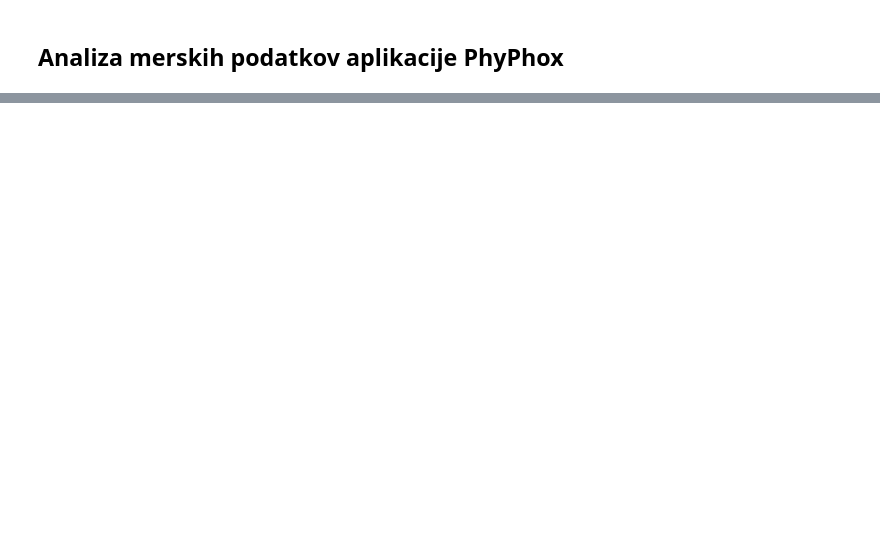
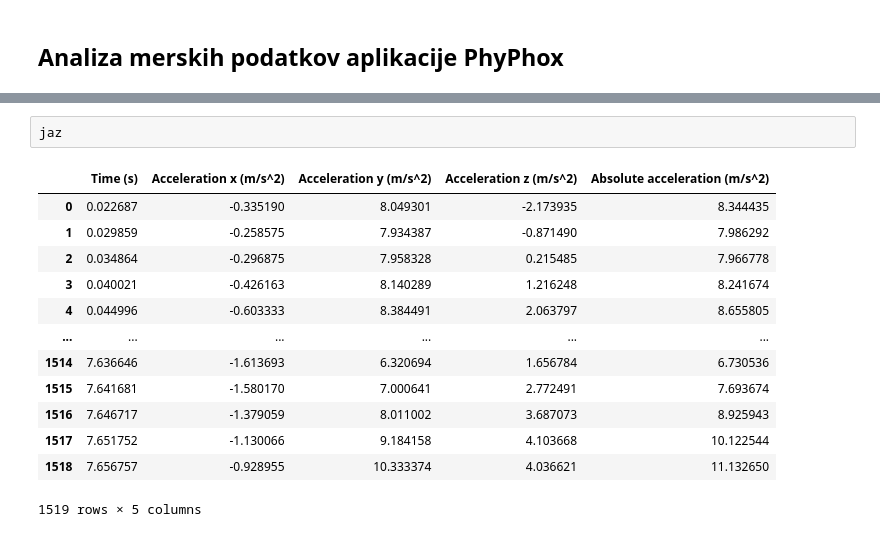
Before and after one commit to mihaf/pktzu, a Jupyter notebook: content/hoja.ipynb, the cells around one changed output, grey strips where cells are left out. Cells and saved outputs as stored; diff of their text form; blank space fills up the shorter version.

```diff
--- a/content/hoja.ipynb
+++ b/content/hoja.ipynb
@@ -64,2 +66,18 @@ jaz, mami, stmama = [pd.read_csv(measurement) for measurement in measurements]
+# %%
+jaz
+# %% [output]
+|  | Time (s) | Acceleration x (m/s^2) | Acceleration y (m/s^2) | Acceleration z (m/s^2) | Absolute acceleration (m/s^2) |
+| 0 | 0.022687 | -0.335190 | 8.049301 | -2.173935 | 8.344435 |
+| 1 | 0.029859 | -0.258575 | 7.934387 | -0.871490 | 7.986292 |
+| 2 | 0.034864 | -0.296875 | 7.958328 | 0.215485 | 7.966778 |
+| 3 | 0.040021 | -0.426163 | 8.140289 | 1.216248 | 8.241674 |
+| 4 | 0.044996 | -0.603333 | 8.384491 | 2.063797 | 8.655805 |
+| ... | ... | ... | ... | ... | ... |
+| 1514 | 7.636646 | -1.613693 | 6.320694 | 1.656784 | 6.730536 |
+| 1515 | 7.641681 | -1.580170 | 7.000641 | 2.772491 | 7.693674 |
+| 1516 | 7.646717 | -1.379059 | 8.011002 | 3.687073 | 8.925943 |
+| 1517 | 7.651752 | -1.130066 | 9.184158 | 4.103668 | 10.122544 |
+| 1518 | 7.656757 | -0.928955 | 10.333374 | 4.036621 | 11.132650 |
+1519 rows × 5 columns
 # %%
 # Izberi podatke in interval izrisa
```
Also changed, not shown: parts of 3 cells of this notebook.
